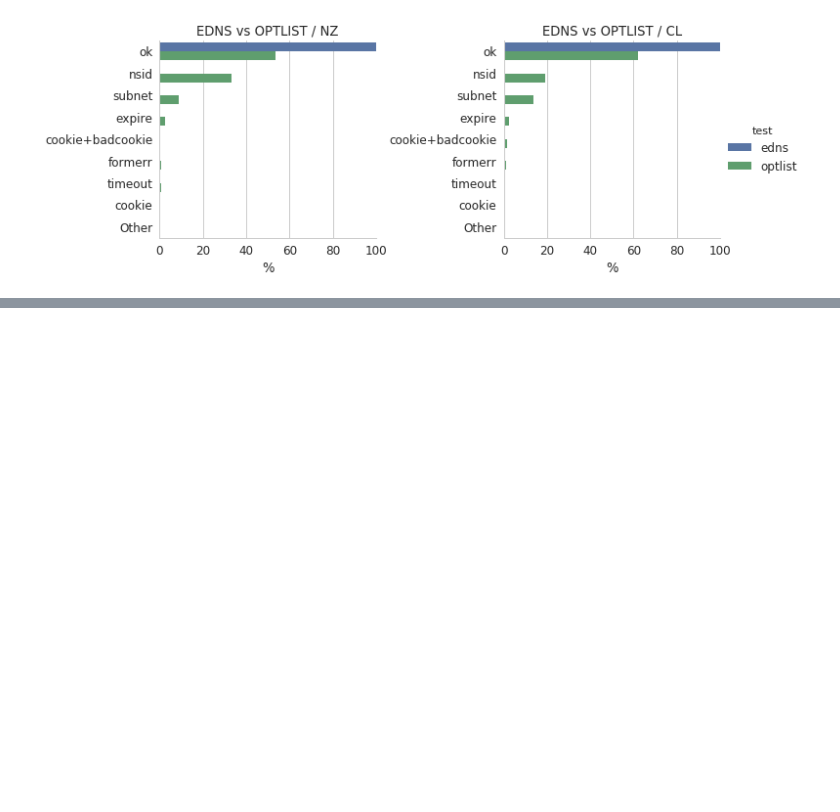
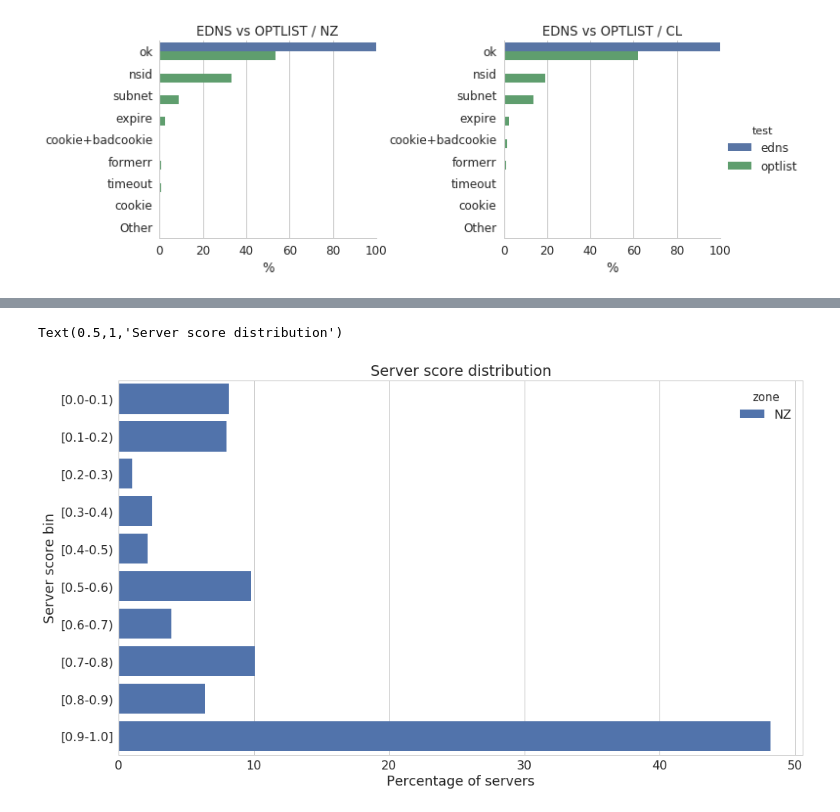
Before and after one commit to InternetNZ/edns-compliance-parser, a Jupyter notebook: analysis/cross TLD comparative analysis.ipynb, the cells around one changed output, grey strips where cells are left out. Drawn from its saved outputs; the diff is of its cells as text; code cells hidden in the pictures; blank space fills up the shorter version.

Commit message:
Now generating comparative plots with the right data format

```diff
--- a/analysis/cross TLD comparative analysis.ipynb
+++ b/analysis/cross TLD comparative analysis.ipynb
@@ -168,3 +168,6 @@ plt.savefig('comparison-EDNS-OPTLIST.png')
 # %% [output]
 <matplotlib.figure.Figure at 0x...>
 [figure]
+# %%
+# Load the server score histogram to compare
+server_score = pd.concat([read_test_result(f) for f in glob.glob('*/*-server-score-histogram.json')])
@@ -170,0 +183,11 @@ plt.savefig('comparison-EDNS-OPTLIST.png')
+# %%
+sns.set(style='whitegrid', font_scale=1.6)
+plt.figure(figsize=(16,9))
+
+ax = sns.barplot(data=server_score, x='fraction', y='bin', hue='zone', saturation=0.9)
+ax.set_xlabel('Percentage of servers')
+ax.set_ylabel('Server score bin')
+ax.set_title('Server score distribution')
+# %% [output]
+Text(0.5,1,'Server score distribution')
+[figure, added]
```
Also changed, not shown: parts of 1 cell of this notebook.
